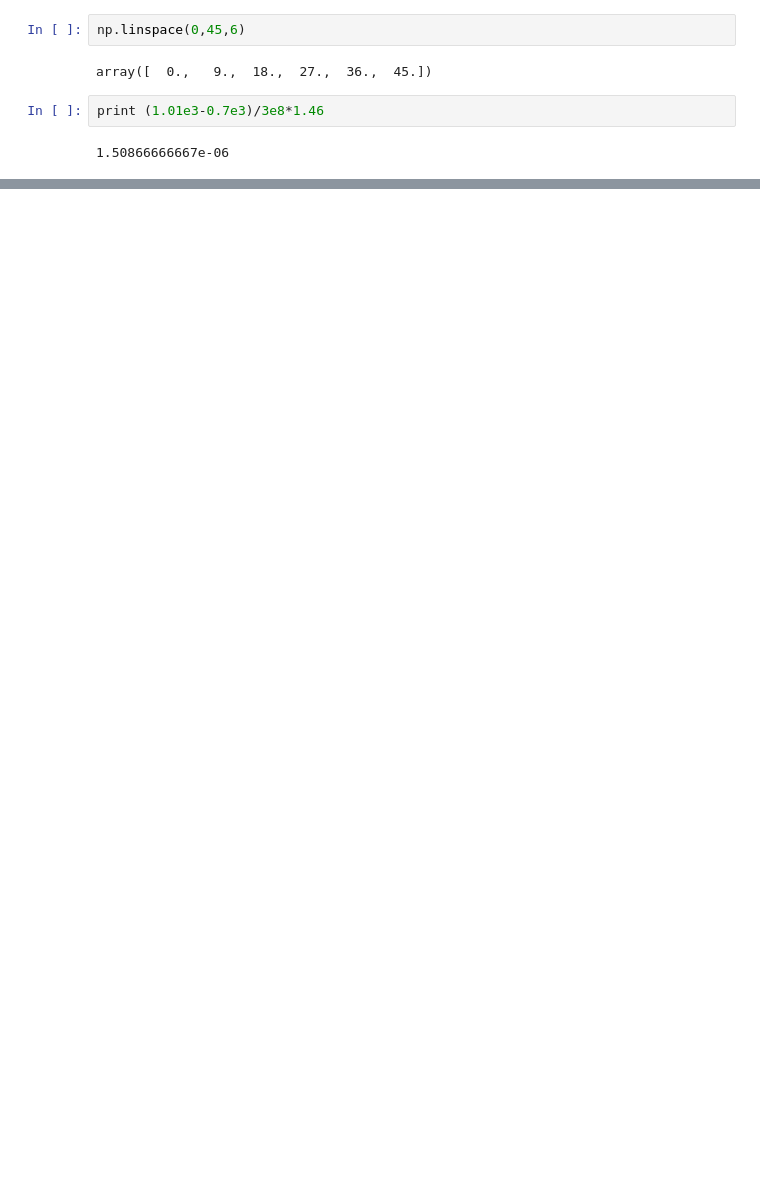
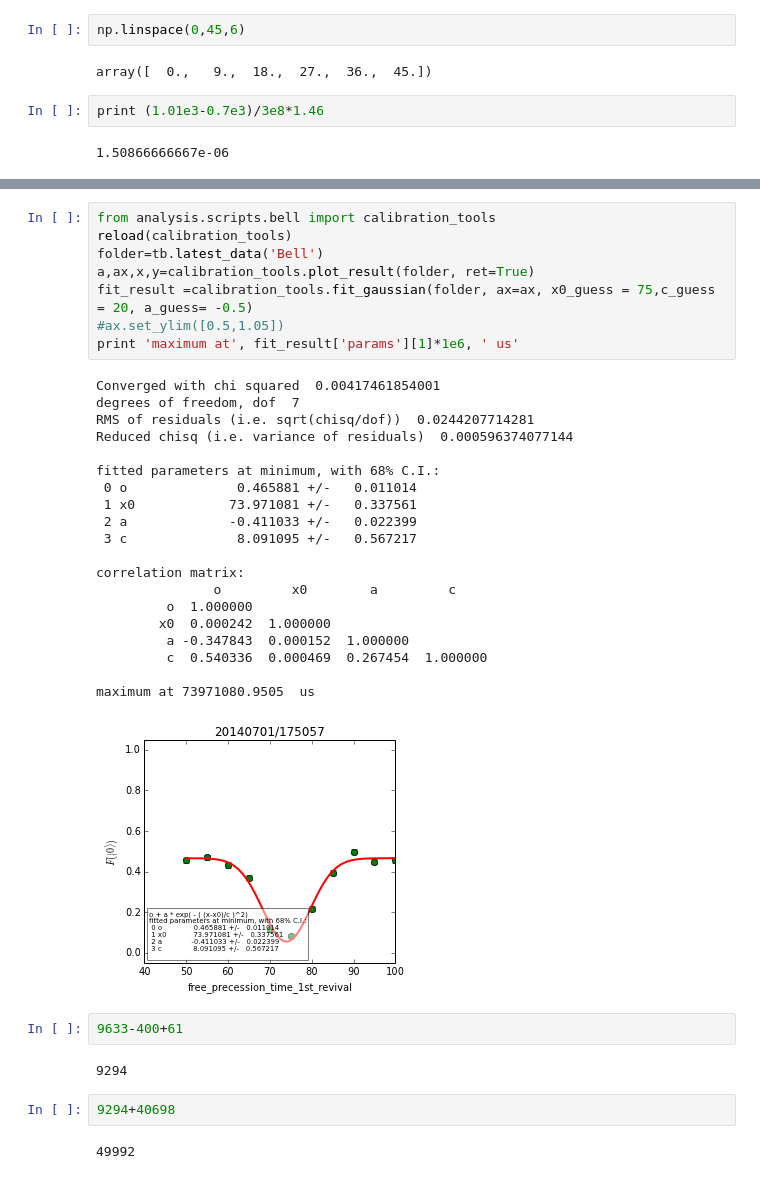
Before and after one commit to zaguros/analysis, a Jupyter notebook: iPython_Notebooks/LT3/MW.ipynb, the cells around one changed output, grey strips where cells are left out. Drawn from its saved outputs; the diff is of its cells as text; blank space fills up the shorter version.

```diff
--- a/iPython_Notebooks/LT3/MW.ipynb
+++ b/iPython_Notebooks/LT3/MW.ipynb
@@ -310,0 +306,37 @@ plot(x,y,'o')
+# %%
+from analysis.scripts.bell import calibration_tools
+reload(calibration_tools)
+folder=tb.latest_data('Bell')
+a,ax,x,y=calibration_tools.plot_result(folder, ret=True)
+fit_result =calibration_tools.fit_gaussian(folder, ax=ax, x0_guess = 75,c_guess = 20, a_guess= -0.5)
+#ax.set_ylim([0.5,1.05])
+print 'maximum at', fit_result['params'][1]*1e6, ' us'
+# %% [output]
+Converged with chi squared  0.00417461854001
+degrees of freedom, dof  7
+RMS of residuals (i.e. sqrt(chisq/dof))  0.0244207714281
+Reduced chisq (i.e. variance of residuals)  0.000596374077144
+
+fitted parameters at minimum, with 68% C.I.:
+ 0 o              0.465881 +/-   0.011014
+ 1 x0            73.971081 +/-   0.337561
+ 2 a             -0.411033 +/-   0.022399
+ 3 c              8.091095 +/-   0.567217
+
+correlation matrix:
+               o         x0        a         c
+         o  1.000000
+        x0  0.000242  1.000000
+         a -0.347843  0.000152  1.000000
+         c  0.540336  0.000469  0.267454  1.000000
+
+maximum at 73971080.9505  us
+[figure, added]
+# %%
+9633-400+61
+# %% [output]
+9294
+# %%
+9294+40698
+# %% [output]
+49992
```
Also changed, not shown: parts of 3 cells of this notebook, 2 other files.
